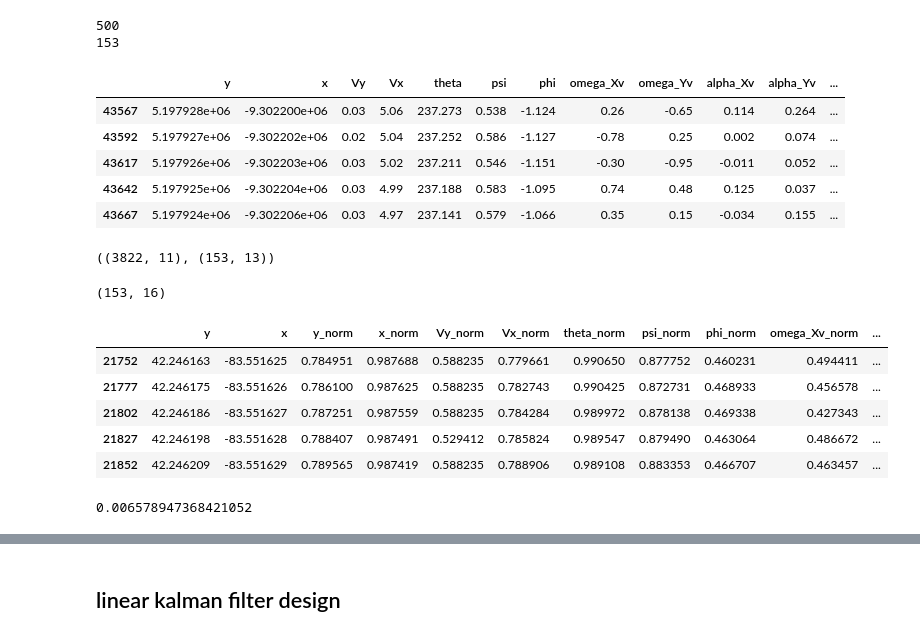
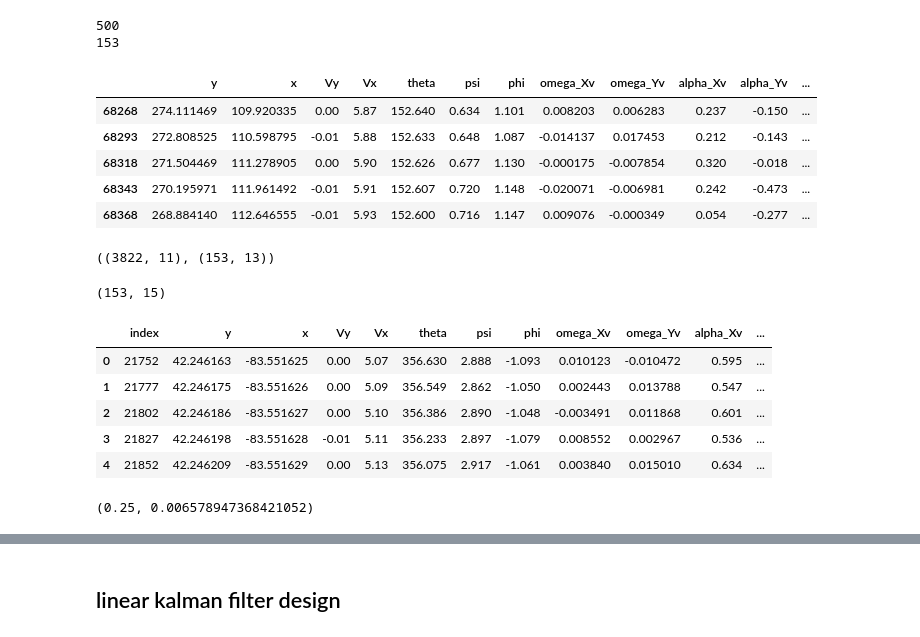
Before and after one commit to jarviskroos7/PATH_vehicle_localization, a Jupyter notebook: code/kf_baseline.ipynb, the cells around one changed output, grey strips where cells are left out. Saved outputs shown, nothing was run; the diff lists cells and outputs as text; code cells hidden in the pictures.

```diff
--- a/code/kf_baseline.ipynb
+++ b/code/kf_baseline.ipynb
@@ -20,16 +20,18 @@ from tqdm import tqdm
 # %%
 # data loading
 
+data_ver = '3'
+
 # NOISE
-with gzip.open('../data/segment_with_noise_v3/ll_seg_500_noise_v3.pkl.gzip', 'rb') as f:
+with gzip.open(f'../data/segment_with_noise_v{data_ver}/ll_seg_500_noise_v{data_ver}.pkl.gzip', 'rb') as f:
     ll_seg_noise = pickle.load(f)
-with gzip.open('../data/segment_with_noise_v3/rl_seg_500_noise_v3.pkl.gzip', 'rb') as f:
+with gzip.open(f'../data/segment_with_noise_v{data_ver}/rl_seg_500_noise_v{data_ver}.pkl.gzip', 'rb') as f:
     rl_seg_noise = pickle.load(f)
 
 # GROUND TRUTH
-with gzip.open('../data/segment_groud_truth_v2/rl_seg_gt_500_v2.pkl.gzip', 'rb') as f:
+with gzip.open(f'../data/segment_groud_truth_v2/rl_seg_gt_500_v2.pkl.gzip', 'rb') as f:
     ll_seg_gps_gt = pickle.load(f)
-with gzip.open('../data/segment_groud_truth_v2/ll_seg_gt_500_v2.pkl.gzip', 'rb') as f:
+with gzip.open(f'../data/segment_groud_truth_v2/ll_seg_gt_500_v2.pkl.gzip', 'rb') as f:
     rl_seg_gps_gt = pickle.load(f)
 
 print(len(ll_seg_noise))
@@ -39,33 +41,37 @@ ll_seg_noise[0].head()
 500
 153
 |  | y | x | Vy | Vx | theta | psi | phi | omega_Xv | omega_Yv | alpha_Xv | alpha_Yv | ... |
-| 43567 | 5.197928e+06 | -9.302200e+06 | 0.03 | 5.06 | 237.273 | 0.538 | -1.124 | 0.26 | -0.65 | 0.114 | 0.264 | ... |
-| 43592 | 5.197927e+06 | -9.302202e+06 | 0.02 | 5.04 | 237.252 | 0.586 | -1.127 | -0.78 | 0.25 | 0.002 | 0.074 | ... |
-| 43617 | 5.197926e+06 | -9.302203e+06 | 0.03 | 5.02 | 237.211 | 0.546 | -1.151 | -0.30 | -0.95 | -0.011 | 0.052 | ... |
-| 43642 | 5.197925e+06 | -9.302204e+06 | 0.03 | 4.99 | 237.188 | 0.583 | -1.095 | 0.74 | 0.48 | 0.125 | 0.037 | ... |
-| 43667 | 5.197924e+06 | -9.302206e+06 | 0.03 | 4.97 | 237.141 | 0.579 | -1.066 | 0.35 | 0.15 | -0.034 | 0.155 | ... |
+| 68268 | 274.111469 | 109.920335 | 0.00 | 5.87 | 152.640 | 0.634 | 1.101 | 0.008203 | 0.006283 | 0.237 | -0.150 | ... |
+| 68293 | 272.808525 | 110.598795 | -0.01 | 5.88 | 152.633 | 0.648 | 1.087 | -0.014137 | 0.017453 | 0.212 | -0.143 | ... |
+| 68318 | 271.504469 | 111.278905 | 0.00 | 5.90 | 152.626 | 0.677 | 1.130 | -0.000175 | -0.007854 | 0.320 | -0.018 | ... |
+| 68343 | 270.195971 | 111.961492 | -0.01 | 5.91 | 152.607 | 0.720 | 1.148 | -0.020071 | -0.006981 | 0.242 | -0.473 | ... |
+| 68368 | 268.884140 | 112.646555 | -0.01 | 5.93 | 152.600 | 0.716 | 1.147 | 0.009076 | -0.000349 | 0.054 | -0.277 | ... |
 # %%
 rl_seg_gps_gt[0].shape, rl_seg_noise[0].shape
 # %% [output]
 ((3822, 11), (153, 13))
 # %%
 # example segment
-exp_rl_seg_noise = ll_seg_noise[91]
+exp_rl_seg_noise = ll_seg_noise[91].reset_index()
 print(exp_rl_seg_noise.shape)
 exp_rl_seg_noise.head()
 # %% [output]
-(153, 16)
+(153, 15)
-|  | y | x | y_norm | x_norm | Vy_norm | Vx_norm | theta_norm | psi_norm | phi_norm | omega_Xv_norm | ... |
-| 21752 | 42.246163 | -83.551625 | 0.784951 | 0.987688 | 0.588235 | 0.779661 | 0.990650 | 0.877752 | 0.460231 | 0.494411 | ... |
-| 21777 | 42.246175 | -83.551626 | 0.786100 | 0.987625 | 0.588235 | 0.782743 | 0.990425 | 0.872731 | 0.468933 | 0.456578 | ... |
-| 21802 | 42.246186 | -83.551627 | 0.787251 | 0.987559 | 0.588235 | 0.784284 | 0.989972 | 0.878138 | 0.469338 | 0.427343 | ... |
-| 21827 | 42.246198 | -83.551628 | 0.788407 | 0.987491 | 0.529412 | 0.785824 | 0.989547 | 0.879490 | 0.463064 | 0.486672 | ... |
-| 21852 | 42.246209 | -83.551629 | 0.789565 | 0.987419 | 0.588235 | 0.788906 | 0.989108 | 0.883353 | 0.466707 | 0.463457 | ... |
+|  | index | y | x | Vy | Vx | theta | psi | phi | omega_Xv | omega_Yv | alpha_Xv | ... |
+| 0 | 21752 | 42.246163 | -83.551625 | 0.00 | 5.07 | 356.630 | 2.888 | -1.093 | 0.010123 | -0.010472 | 0.595 | ... |
+| 1 | 21777 | 42.246175 | -83.551626 | 0.00 | 5.09 | 356.549 | 2.862 | -1.050 | 0.002443 | 0.013788 | 0.547 | ... |
+| 2 | 21802 | 42.246186 | -83.551627 | 0.00 | 5.10 | 356.386 | 2.890 | -1.048 | -0.003491 | 0.011868 | 0.601 | ... |
+| 3 | 21827 | 42.246198 | -83.551628 | -0.01 | 5.11 | 356.233 | 2.897 | -1.079 | 0.008552 | 0.002967 | 0.536 | ... |
+| 4 | 21852 | 42.246209 | -83.551629 | 0.00 | 5.13 | 356.075 | 2.917 | -1.061 | 0.003840 | 0.015010 | 0.634 | ... |
 # %%
 # normalize time for calculating dt
 
-t_norm = MinMaxScaler().fit_transform(np.linspace(0, exp_rl_seg_noise.shape[0] * 50 * 0.01, num=exp_rl_seg_noise.shape[0]).reshape(-1,1)).flatten()
-dt = t_norm[1] - t_norm[0]
-dt
+# sample_freq = 50 # 5hz
+sample_freq = 25 # 10hz
+
+t_norm = MinMaxScaler().fit_transform(np.linspace(0, exp_rl_seg_noise.shape[0] * sample_freq * 0.01, num=exp_rl_seg_noise.shape[0]).reshape(-1,1)).flatten()
+dt = 0.01 * sample_freq
+dt_norm = t_norm[1] - t_norm[0]
+dt, dt_norm
 # %% [output]
-0.006578947368421052
+(0.25, 0.006578947368421052)
```
Also changed, not shown: parts of 27 cells of this notebook, 11 other files.
